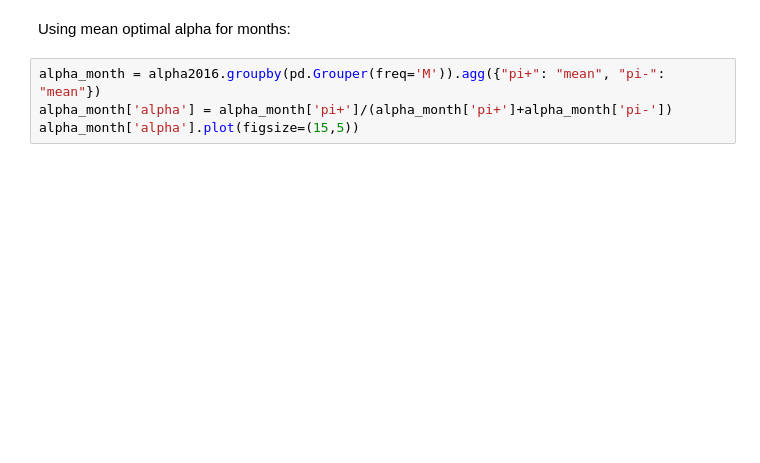
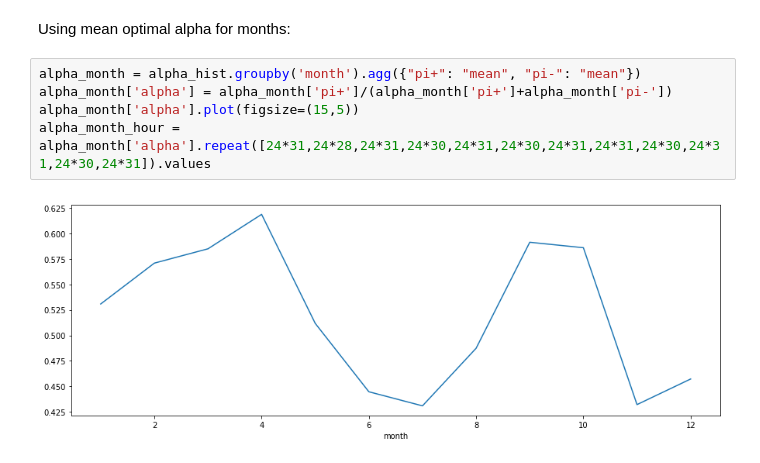
Before and after one commit to lucasblt/ren-elec-markets, a Jupyter notebook: assignment2/assignment2.ipynb, the cells around one changed output. Saved outputs shown, nothing was run; the diff lists cells and outputs as text; blank space fills up the shorter version.

```diff
--- a/assignment2/assignment2.ipynb
+++ b/assignment2/assignment2.ipynb
@@ -280,6 +346,9 @@ strategy3b_ratio
 # %% [markdown]
 Using mean optimal alpha for months:
 # %%
-alpha_month = alpha2016.groupby(pd.Grouper(freq='M')).agg({"pi+": "mean", "pi-": "mean"})
+alpha_month = alpha_hist.groupby('month').agg({"pi+": "mean", "pi-": "mean"})
 alpha_month['alpha'] = alpha_month['pi+']/(alpha_month['pi+']+alpha_month['pi-'])
 alpha_month['alpha'].plot(figsize=(15,5))
+alpha_month_hour = alpha_month['alpha'].repeat([24*31,24*28,24*31,24*30,24*31,24*30,24*31,24*31,24*30,24*31,24*30,24*31]).values
+# %% [output]
+[figure, added]
```
Also changed, not shown: parts of 30 cells of this notebook.
